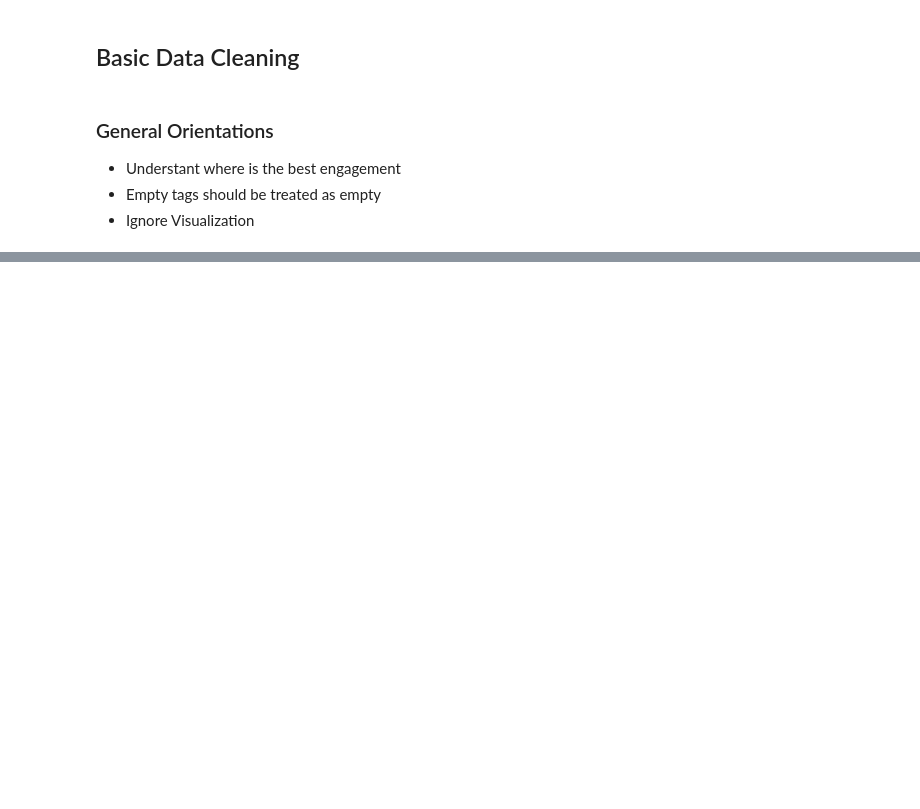
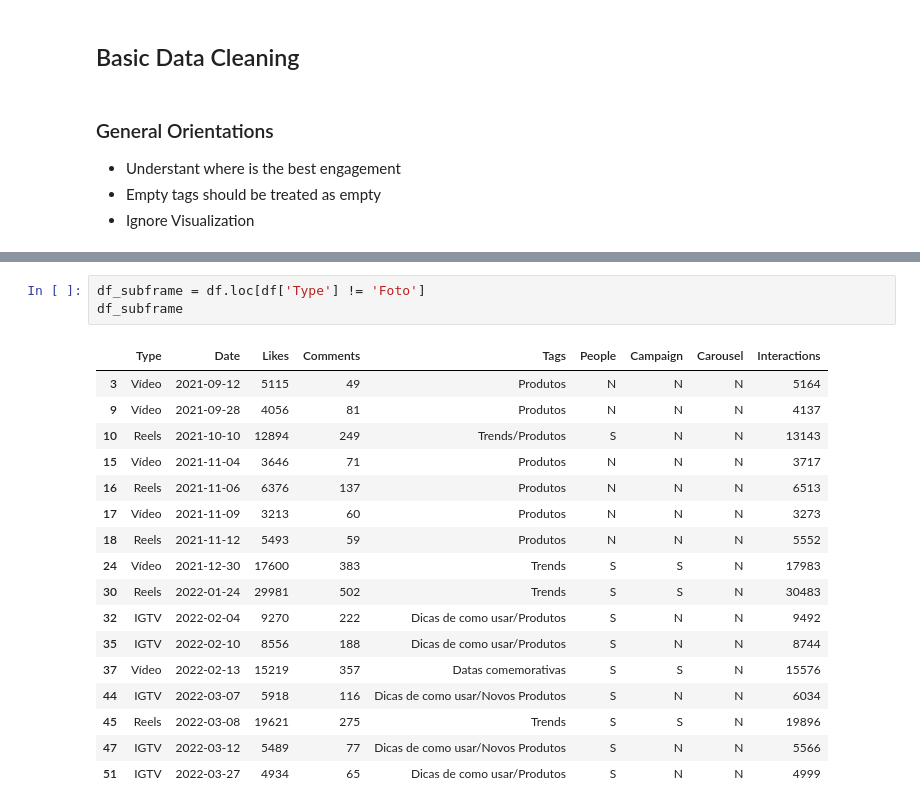
Before and after one commit to ErickVisone/DataScience, a Jupyter notebook: datascience/IGData.ipynb, the cells around one changed output, grey strips where cells are left out. Saved outputs shown, nothing was run; the diff lists cells and outputs as text; blank space fills up the shorter version.

```diff
--- a/datascience/IGData.ipynb
+++ b/datascience/IGData.ipynb
@@ -232,0 +315,21 @@ df.shape
+# %%
+df_subframe = df.loc[df['Type'] != 'Foto']
+df_subframe
+# %% [output]
+|  | Type | Date | Likes | Comments | Tags | People | Campaign | Carousel | Interactions |
+| 3 | Vídeo | 2021-09-12 | 5115 | 49 | Produtos | N | N | N | 5164 |
+| 9 | Vídeo | 2021-09-28 | 4056 | 81 | Produtos | N | N | N | 4137 |
+| 10 | Reels | 2021-10-10 | 12894 | 249 | Trends/Produtos | S | N | N | 13143 |
+| 15 | Vídeo | 2021-11-04 | 3646 | 71 | Produtos | N | N | N | 3717 |
+| 16 | Reels | 2021-11-06 | 6376 | 137 | Produtos | N | N | N | 6513 |
+| 17 | Vídeo | 2021-11-09 | 3213 | 60 | Produtos | N | N | N | 3273 |
+| 18 | Reels | 2021-11-12 | 5493 | 59 | Produtos | N | N | N | 5552 |
+| 24 | Vídeo | 2021-12-30 | 17600 | 383 | Trends | S | S | N | 17983 |
+| 30 | Reels | 2022-01-24 | 29981 | 502 | Trends | S | S | N | 30483 |
+| 32 | IGTV | 2022-02-04 | 9270 | 222 | Dicas de como usar/Produtos | S | N | N | 9492 |
+| 35 | IGTV | 2022-02-10 | 8556 | 188 | Dicas de como usar/Produtos | S | N | N | 8744 |
+| 37 | Vídeo | 2022-02-13 | 15219 | 357 | Datas comemorativas | S | S | N | 15576 |
+| 44 | IGTV | 2022-03-07 | 5918 | 116 | Dicas de como usar/Novos Produtos | S | N | N | 6034 |
+| 45 | Reels | 2022-03-08 | 19621 | 275 | Trends | S | S | N | 19896 |
+| 47 | IGTV | 2022-03-12 | 5489 | 77 | Dicas de como usar/Novos Produtos | S | N | N | 5566 |
+| 51 | IGTV | 2022-03-27 | 4934 | 65 | Dicas de como usar/Produtos | S | N | N | 4999 |
```
Also changed, not shown: parts of 24 cells of this notebook, 1 other file.
